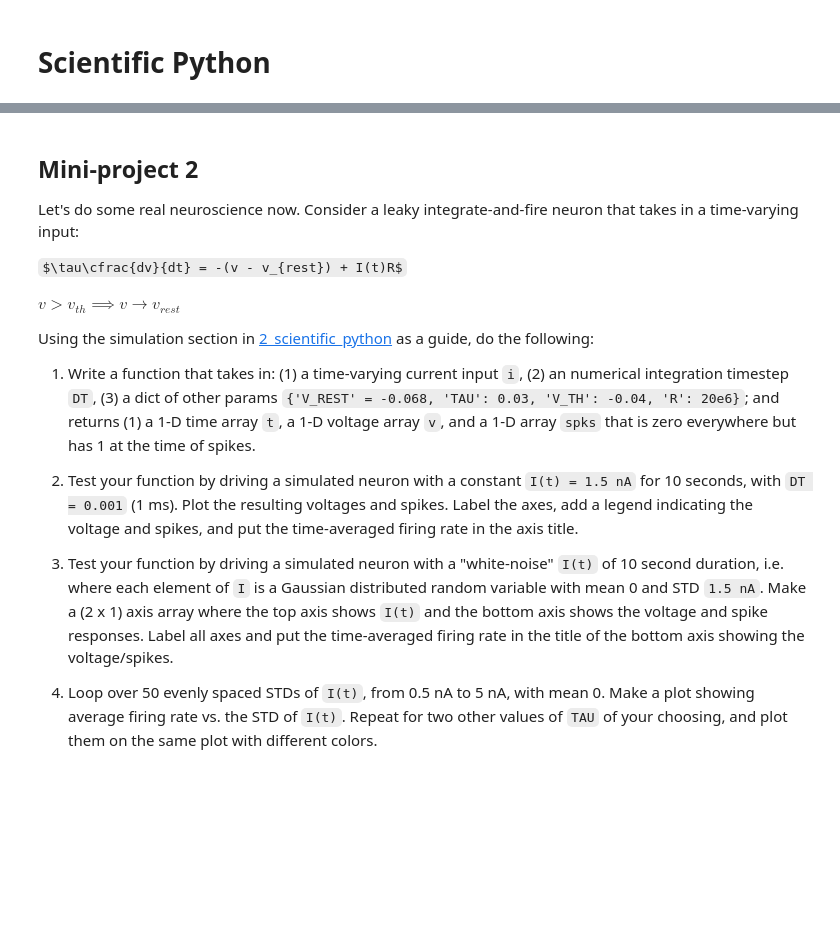
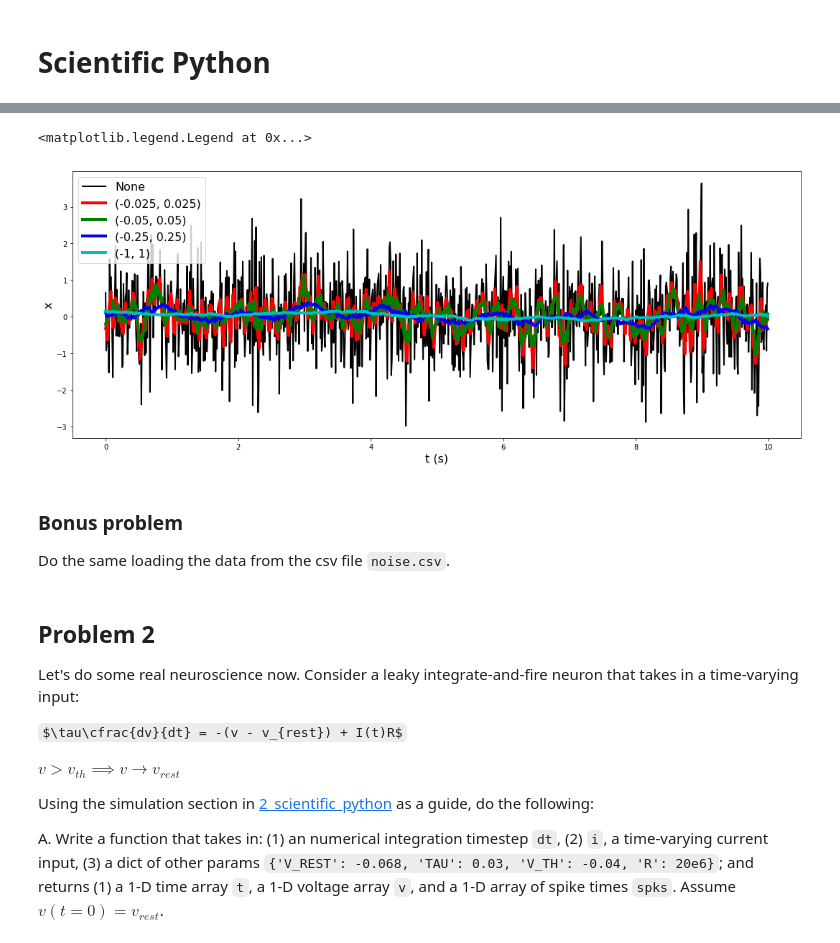
Before and after one commit to rkp8000/imbizo_2019_python_tutorial, a Jupyter notebook: exercises.ipynb, the cells around one changed output, grey strips where cells are left out. Drawn from its saved outputs; the diff is of its cells as text; code cells hidden in the pictures; some formulas as TeX source; blank space fills up the shorter version.

```diff
--- a/exercises.ipynb
+++ b/exercises.ipynb
@@ -63,5 +239,37 @@ Bonus: do the same loading the data from the csv file `noise.csv`.
+# %%
+# define time windows to loop over
+T_WDWS = [(-.025, .025), (-.05, .05), (-.25, .25), (-1, 1)]
+
+# loop over time windows
+x_mas = []
+
+for t_wdw in T_WDWS:
+    x_ma = smooth_ma(x, t, t_wdw)
+    x_mas.append(x_ma)
+
+# plot results
+fig, ax = plt.subplots(1, 1, figsize=(15, 6), tight_layout=True)
+
+# plot original
+ax.plot(t, x, c='k', lw=2, zorder=0)
+
+cs = ['r', 'g', 'b', 'c']
+
+for x_ma, c in zip(x_mas, cs):
+    ax.plot(t, x_ma, c=c, lw=4)
+
+ax.set_xlabel('t (s)', fontsize=16)
+ax.set_ylabel('x', fontsize=16)
+
+ax.legend(['None'] + T_WDWS, fontsize=16)
+# %% [output]
+<matplotlib.legend.Legend at 0x...>
+[figure, added]
+# %% [markdown]
+### Bonus problem
+Do the same loading the data from the csv file `noise.csv`.
 # %% [markdown]
-## Mini-project 2
+## Problem 2
 
 Let's do some real neuroscience now. Consider a leaky integrate-and-fire neuron that takes in a time-varying input:
 
@@ -72,10 +280,4 @@ $v > v_{th} \implies v \rightarrow v_{rest}$
 
 Using the simulation section in [2_scientific_python](2_scientific_python.ipynb) as a guide, do the following:
 
-1. Write a function that takes in: (1) a time-varying current input `i`, (2) an numerical integration timestep `DT`, (3) a dict of other params `{'V_REST' = -0.068, 'TAU': 0.03, 'V_TH': -0.04, 'R': 20e6}`; and returns (1) a 1-D time array `t`, a 1-D voltage array `v`, and a 1-D array `spks` that is zero everywhere but has 1 at the time of spikes.
-
-2. Test your function by driving a simulated neuron with a constant `I(t) = 1.5 nA` for 10 seconds, with `DT = 0.001` (1 ms). Plot the resulting voltages and spikes. Label the axes, add a legend indicating the voltage and spikes, and put the time-averaged firing rate in the axis title.
-
-3. Test your function by driving a simulated neuron with a "white-noise" `I(t)` of 10 second duration, i.e. where each element of `I` is a Gaussian distributed random variable with mean 0 and STD `1.5 nA`. Make a (2 x 1) axis array where the top axis shows `I(t)` and the bottom axis shows the voltage and spike responses. Label all axes and put the time-averaged firing rate in the title of the bottom axis showing the voltage/spikes.
-
-4. Loop over 50 evenly spaced STDs of `I(t)`, from 0.5 nA to 5 nA, with mean 0. Make a plot showing average firing rate vs. the STD of `I(t)`. Repeat for two other values of `TAU` of your choosing, and plot them on the same plot with different colors.
+A. Write a function that takes in: (1) an numerical integration timestep `dt`, (2) `i`, a time-varying current input, (3) a dict of other params `{'V_REST': -0.068, 'TAU': 0.03, 'V_TH': -0.04, 'R': 20e6}`; and returns (1) a 1-D time array `t`, a 1-D voltage array `v`, and a 1-D array of spike times `spks`. Assume $v(t=0) = v_{rest}$.
```
Also changed, not shown: parts of 41 cells of this notebook, 6 other files.
